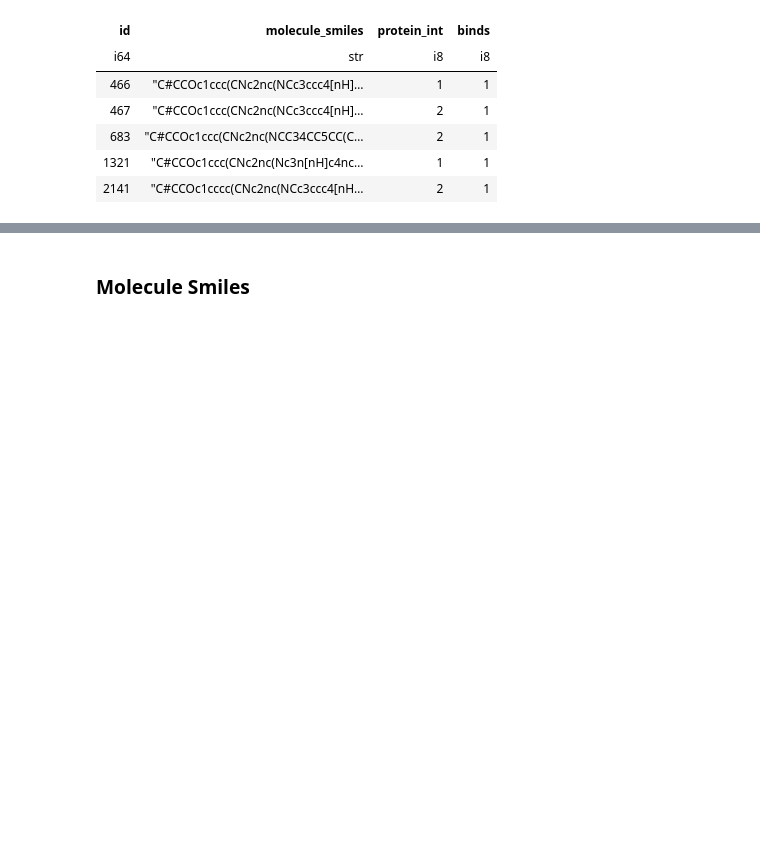
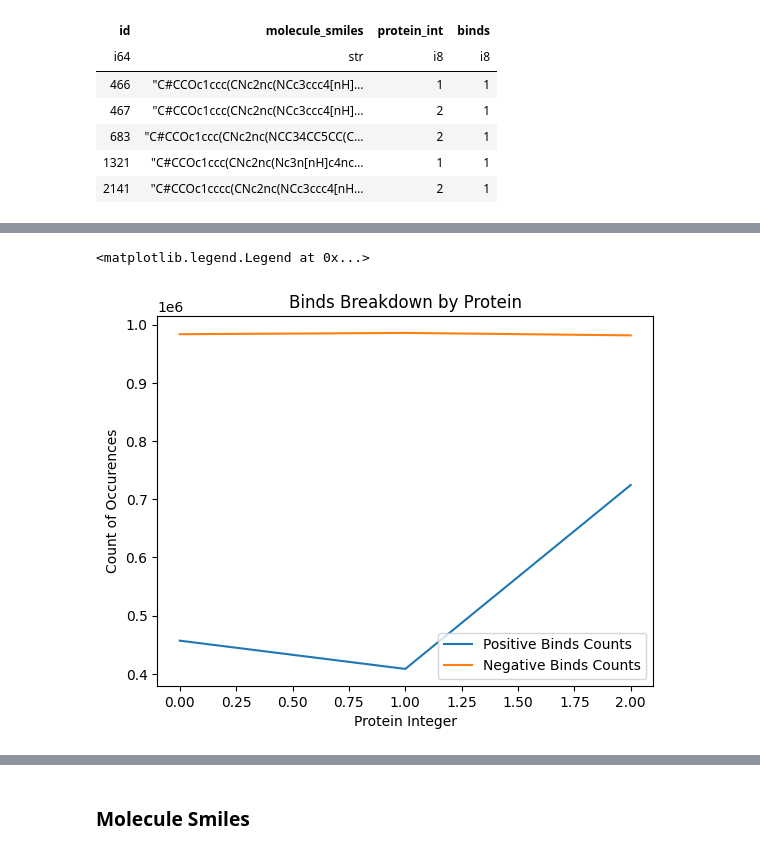
Before and after one commit to btcain4/leash-bio-ai, a Jupyter notebook: notebooks/04_gold_eda.ipynb, the cells around one changed output, grey strips where cells are left out. Saved outputs shown, nothing was run; the diff lists cells and outputs as text; code cells hidden in the pictures; blank space fills up the shorter version.

Commit message:
feat(notebooks/04_gold_eda.ipynb): completed univariate analysis for protein_int

```diff
--- a/notebooks/04_gold_eda.ipynb
+++ b/notebooks/04_gold_eda.ipynb
@@ -27,0 +30,25 @@ shape: (5, 4)
+# %%
+pos_prtn_ct = (silver_df
+               .filter(pl.col("binds") == 1)
+               .group_by("protein_int")
+               .count()
+               .rename({"count":"pos_prtn_ct"}))
+
+neg_prtn_ct = (silver_df
+               .filter(pl.col("binds") == 0)
+               .group_by("protein_int")
+               .count()
+               .rename({"count":"neg_prtn_ct"}))
+
+tot_prtn_ct = (pos_prtn_ct
+               .join(
+                   other=neg_prtn_ct,
+                   how="inner",
+                   on="protein_int"))
+
+tot_prtn_ct = (tot_prtn_ct
+               .with_columns(
+                   prtn_pct_pos=pl.col("pos_prtn_ct") / (pl.col("pos_prtn_ct") + pl.col("neg_prtn_ct")))
+                .sort(by="protein_int", descending=False))
+
+tot_prtn_ct.head()
@@ -27,0 +62,12 @@ shape: (5, 4)
+# %%
+plt.plot(tot_prtn_ct["protein_int"], tot_prtn_ct["pos_prtn_ct"], label="Positive Binds Counts")
+plt.plot(tot_prtn_ct["protein_int"], tot_prtn_ct["neg_prtn_ct"], label="Negative Binds Counts")
+
+plt.xlabel("Protein Integer")
+plt.ylabel("Count of Occurences")
+plt.title("Binds Breakdown by Protein")
+
+plt.legend(loc="lower right")
+# %% [output]
+<matplotlib.legend.Legend at 0x...>
+[figure, added]
```
Also changed, not shown: parts of 5 cells of this notebook.
